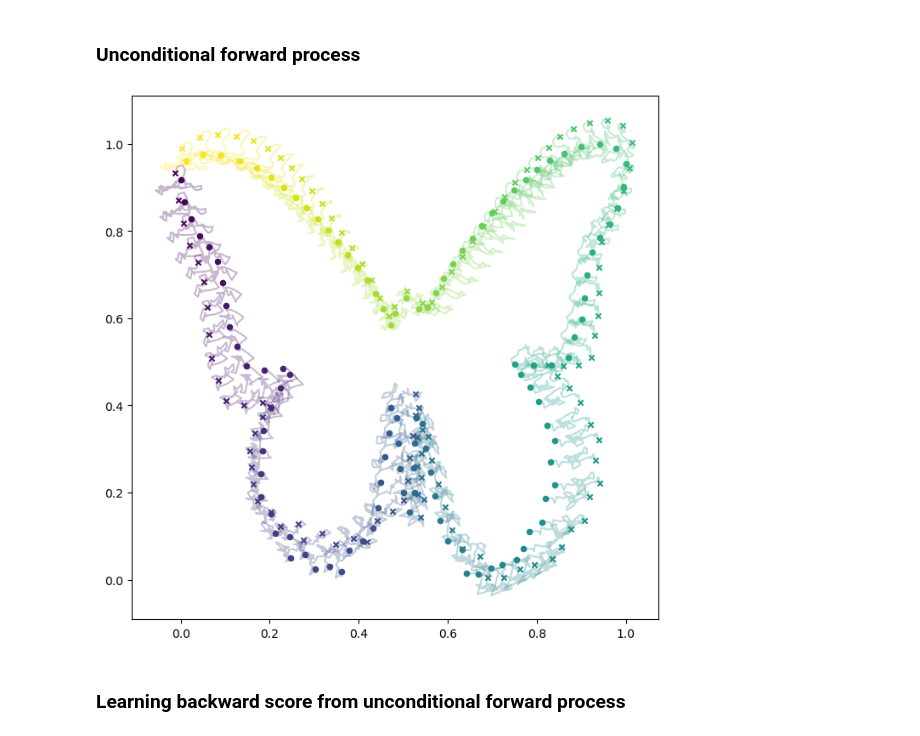
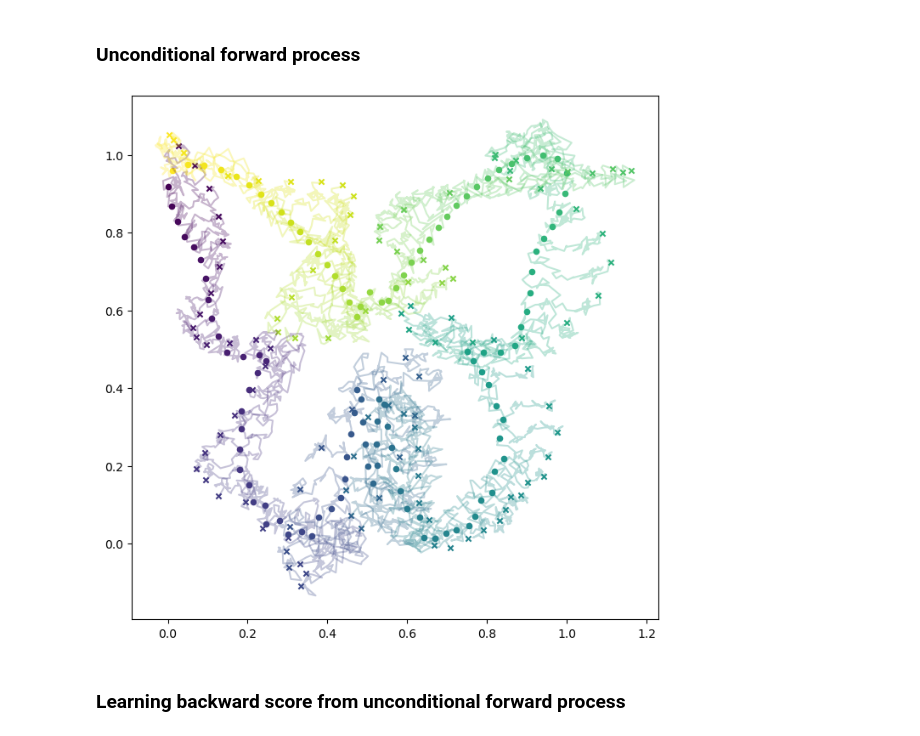
Before and after one commit to libbylbaker/infsdebridge, a Jupyter notebook: sdebridge/notebooks/butterflies_bridge.ipynb, the cells around one changed output. Cells and saved outputs as stored; diff of their text form; code cells hidden in the pictures.

Commit message:
Add plotting notebook and functions for reloading pretrained model

```diff
--- a/sdebridge/notebooks/butterflies_bridge.ipynb
+++ b/sdebridge/notebooks/butterflies_bridge.ipynb
@@ -49,7 +50,7 @@ target_butterfly.shape (120, 2)
 # %% [markdown]
 ### Set up SDE
 # %%
-n_bases = 8
+n_bases = 24
 n_pts = initial_butterfly.shape[0]
 
 sde_config = ConfigDict(
@@ -120,5 +121,5 @@ target_diff_flatten.shape (16,)
 # %%
-def reconstruct_trajectories(diff_coeffs_flatten_traj, initial_butterfly, cmap):
+def reconstruct_trajectories(diff_coeffs_flatten_traj, initial_butterfly):
     diff_coeffs_traj = jnp.stack(
         jnp.split(diff_coeffs_flatten_traj, 2, axis=-1),
         axis=-1
@@ -147,19 +148,18 @@ def plot_trajectories(traj, sample_idx, ax, cmap_name='viridis'):
 # %%
 forward_unconditional = bridge.simulate_forward_process(
     initial_val = initial_diff_flatten,
-    num_batches = 4
+    num_batches = 1
 )
 
 forward_unconditional_diff_coeffs = forward_unconditional["trajectories"]
 forward_unconditional_traj = reconstruct_trajectories(
     forward_unconditional_diff_coeffs,
     initial_butterfly,
-    'viridis'
 )
 fig, ax = plt.subplots(1, 1, figsize=(8, 8))
 ax = plot_trajectories(forward_unconditional_traj, 0, ax)
 # %% [output]
-[figure, old version]
+[figure, new version]
 # %% [markdown]
 ### Learning backward score from unconditional forward process
 # %%
```
Also changed, not shown: parts of 13 cells of this notebook, 10 other files.
